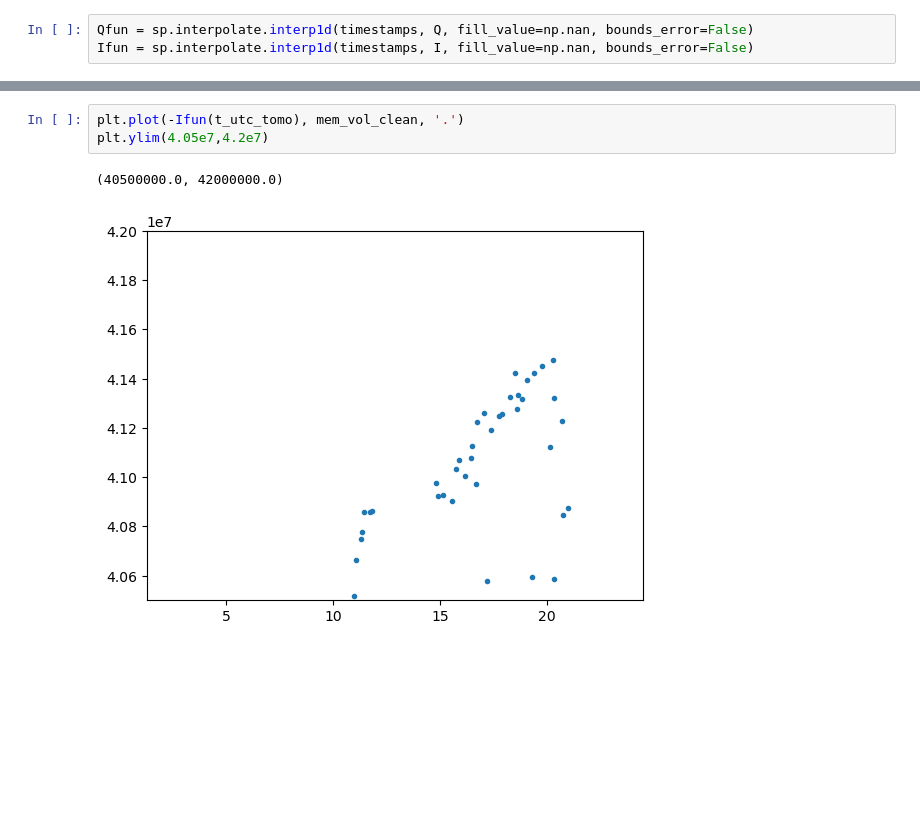
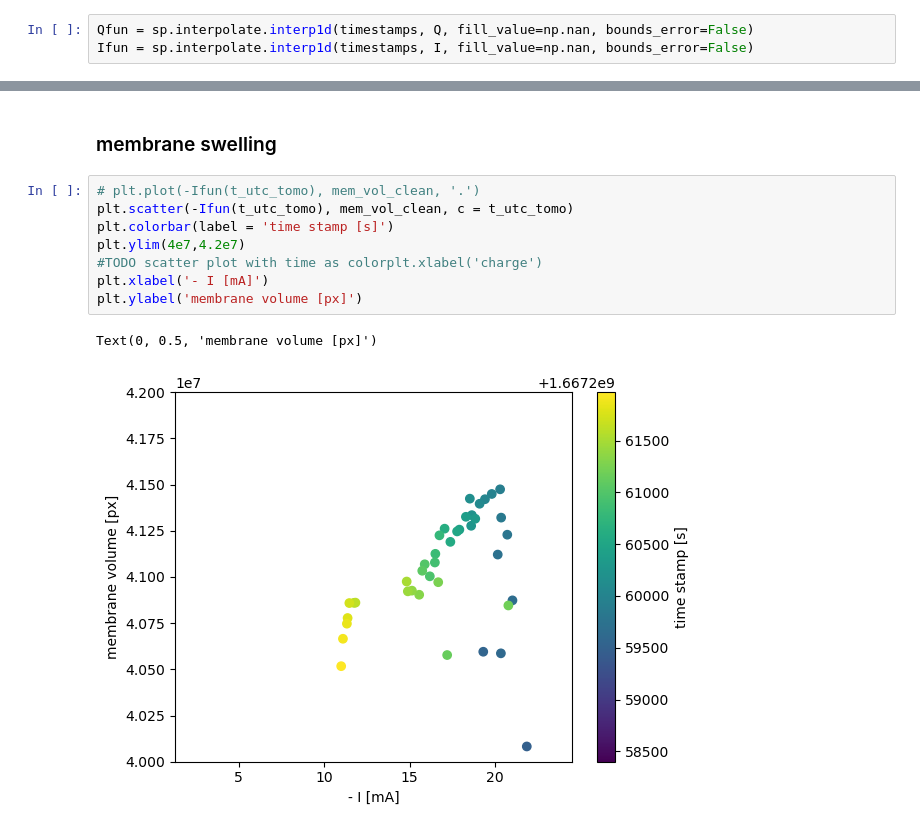
Before and after one commit to Pescatore23/co2ely-tomcat, a Jupyter notebook: data_analysis/04c_ML_membrane_analysis.ipynb, the cells around one changed output, grey strips where cells are left out. Cells and saved outputs as stored; diff of their text form; blank space fills up the shorter version.

```diff
--- a/data_analysis/04c_ML_membrane_analysis.ipynb
+++ b/data_analysis/04c_ML_membrane_analysis.ipynb
@@ -320,6 +494,13 @@ plt.plot(t_utc_tomo, crack_vol_clean)
+# %% [markdown]
+### membrane swelling
 # %%
-plt.plot(-Ifun(t_utc_tomo), mem_vol_clean, '.')
-plt.ylim(4.05e7,4.2e7)
+# plt.plot(-Ifun(t_utc_tomo), mem_vol_clean, '.')
+plt.scatter(-Ifun(t_utc_tomo), mem_vol_clean, c = t_utc_tomo)
+plt.colorbar(label = 'time stamp [s]')
+plt.ylim(4e7,4.2e7)
+#TODO scatter plot with time as colorplt.xlabel('charge')
+plt.xlabel('- I [mA]')
+plt.ylabel('membrane volume [px]')
 # %% [output]
-(40500000.0, 42000000.0)
+Text(0, 0.5, 'membrane volume [px]')
-[figure, old version]
+[figure, new version]
```
Also changed, not shown: parts of 26 cells of this notebook, 2 other files.
